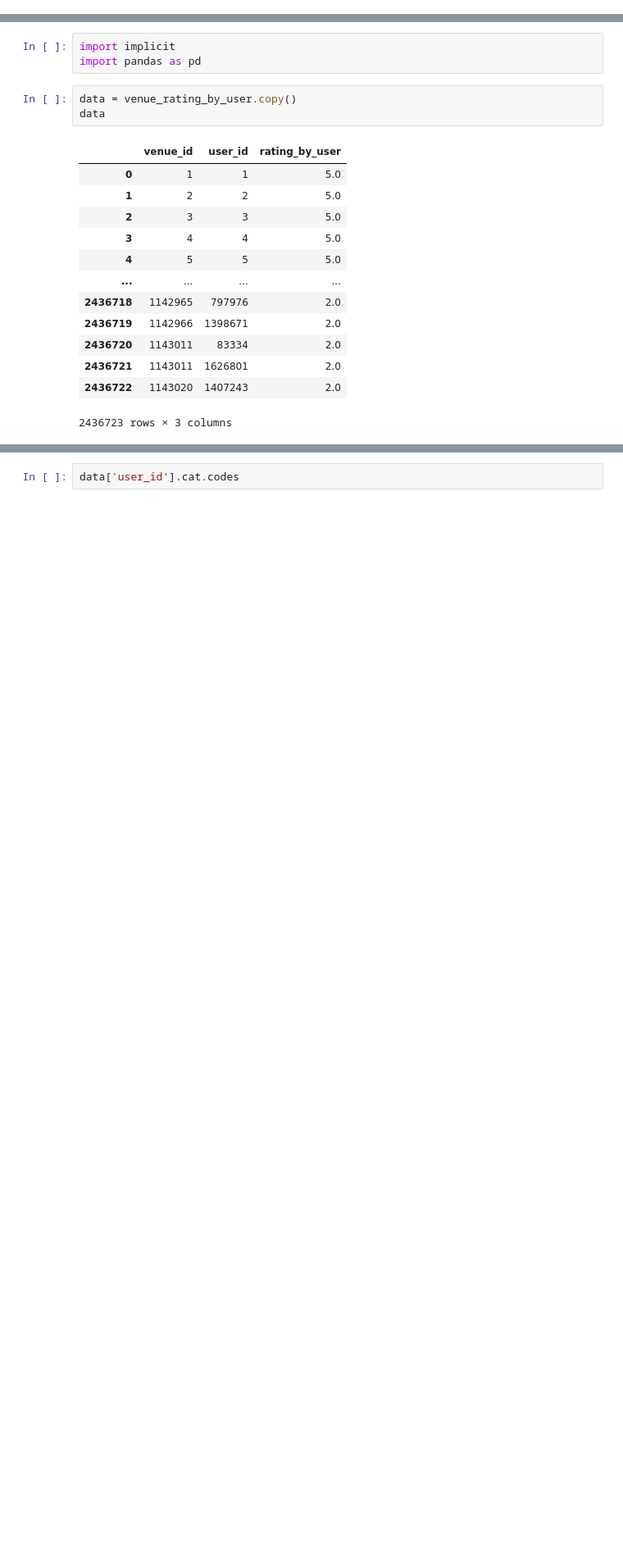
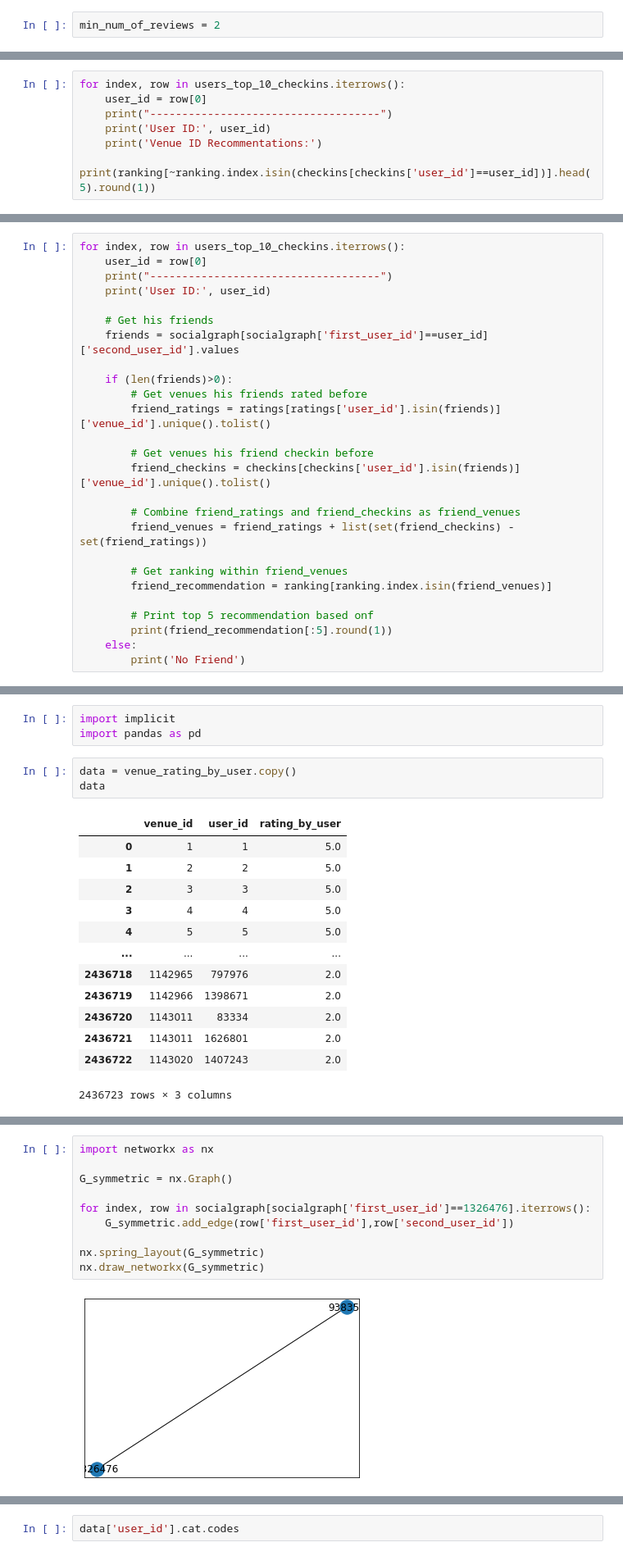
Before and after one commit to stefanauwyang/ml-engineer, a Jupyter notebook: ML-Engineer-Notebook.ipynb, the cells around one changed output, grey strips where cells are left out. Shown at 82% size. Saved outputs shown, nothing was run; the diff lists cells and outputs as text; blank space fills up the shorter version.

```diff
--- a/ML-Engineer-Notebook.ipynb
+++ b/ML-Engineer-Notebook.ipynb
@@ -215,0 +353,2 @@ users_top_10_checkins
+# %%
+min_num_of_reviews = 2
@@ -215,0 +387,7 @@ users_top_10_checkins
+# %%
+for index, row in users_top_10_checkins.iterrows():
+    user_id = row[0]
+    print("------------------------------------")
+    print('User ID:', user_id)
+    print('Venue ID Recommentations:')
+    print(ranking[~ranking.index.isin(checkins[checkins['user_id']==user_id])].head(5).round(1))
@@ -215,0 +421,26 @@ users_top_10_checkins
+# %%
+for index, row in users_top_10_checkins.iterrows():
+    user_id = row[0]
+    print("------------------------------------")
+    print('User ID:', user_id)
+
+    # Get his friends
+    friends = socialgraph[socialgraph['first_user_id']==user_id]['second_user_id'].values
+
+    if (len(friends)>0):
+        # Get venues his friends rated before
+        friend_ratings = ratings[ratings['user_id'].isin(friends)]['venue_id'].unique().tolist()
+
+        # Get venues his friend checkin before
+        friend_checkins = checkins[checkins['user_id'].isin(friends)]['venue_id'].unique().tolist()
+
+        # Combine friend_ratings and friend_checkins as friend_venues
+        friend_venues = friend_ratings + list(set(friend_checkins) - set(friend_ratings))
+
+        # Get ranking within friend_venues
+        friend_recommendation = ranking[ranking.index.isin(friend_venues)]
+
+        # Print top 5 recommendation based onf
+        print(friend_recommendation[:5].round(1))
+    else:
+        print('No Friend')
@@ -309,0 +851,12 @@ WARNING:root:OpenBLAS detected. Its highly recommend to set the environment vari
+# %%
+import networkx as nx
+
+G_symmetric = nx.Graph()
+
+for index, row in socialgraph[socialgraph['first_user_id']==1326476].iterrows():
+    G_symmetric.add_edge(row['first_user_id'],row['second_user_id'])
+
+nx.spring_layout(G_symmetric)
+nx.draw_networkx(G_symmetric)
+# %% [output]
+[figure, added]
```
Also changed, not shown: parts of 91 cells of this notebook.
